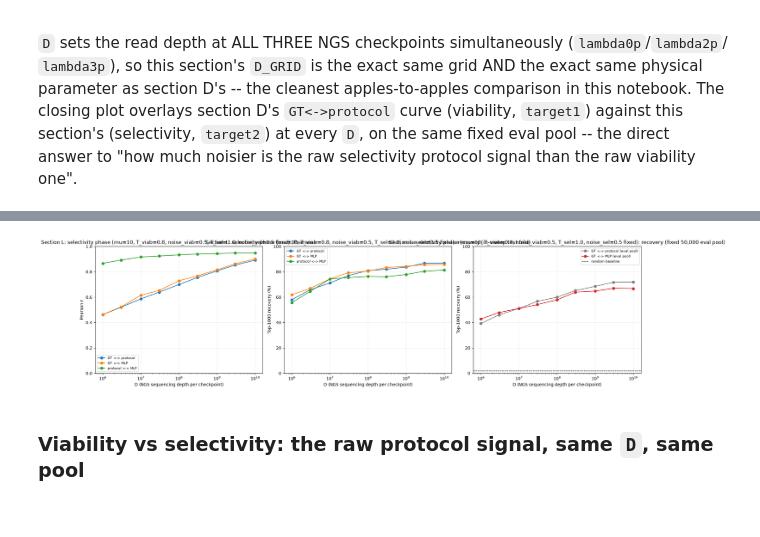
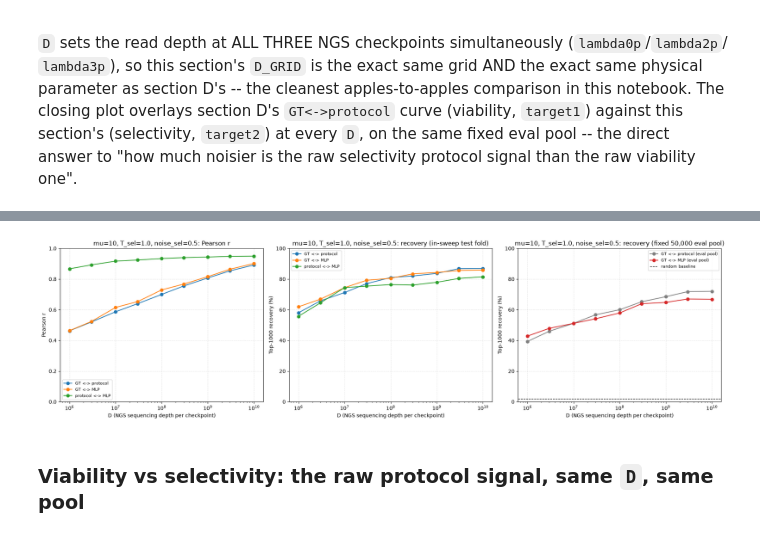
Before and after one commit to merlin-cc/Directed-Evolution-loop, a Jupyter notebook: Modelization_V1/notebooks/analysis of parameters for viability/unified_parameter_sweep.ipynb, the cells around one changed output, grey strips where cells are left out. Cells and saved outputs as stored; diff of their text form; code cells hidden in the pictures.

```diff
--- a/Modelization_V1/notebooks/analysis of parameters for viability/unified_parameter_sweep.ipynb
+++ b/Modelization_V1/notebooks/analysis of parameters for viability/unified_parameter_sweep.ipynb
@@ -1644,10 +1646,10 @@ D_sweep_sel_df
 | 8 | 1.000000e+10 | 0.891821 | 0.901871 | 0.949557 | 0.869 | 0.859 | 0.815 | ... |
 # %%
 plot_1d_sweep(D_sweep_sel_df, "D", "D (NGS sequencing depth per checkpoint)",
-              f"Section L: selectivity phase (mu={MU_BASE}, T_viab={T_VIAB_BASE}, noise_viab={NOISE_VIAB_BASE}, "
-              f"T_sel={T_SEL_BASE}, noise_sel={NOISE_SEL_BASE} fixed)")
+              f"mu={MU_BASE}, "
+              f"T_sel={T_SEL_BASE}, noise_sel={NOISE_SEL_BASE}")
 # %% [output]
-[figure, old version]
+[figure, new version]
 # %% [markdown]
 ### Viability vs selectivity: the raw protocol signal, same `D`, same pool
 # %%
```
Also changed, not shown: parts of 3 cells of this notebook, 6 other files.
